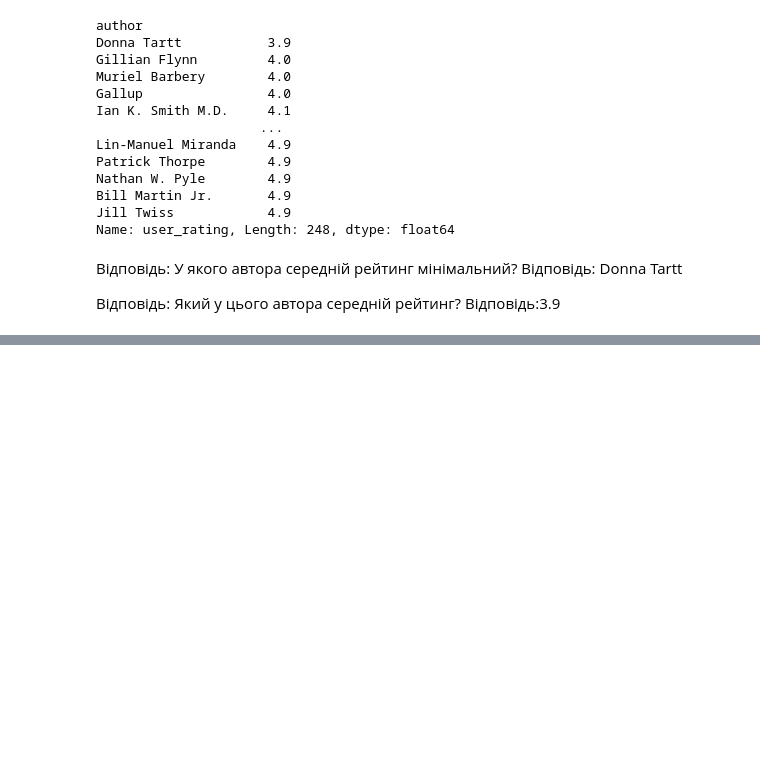
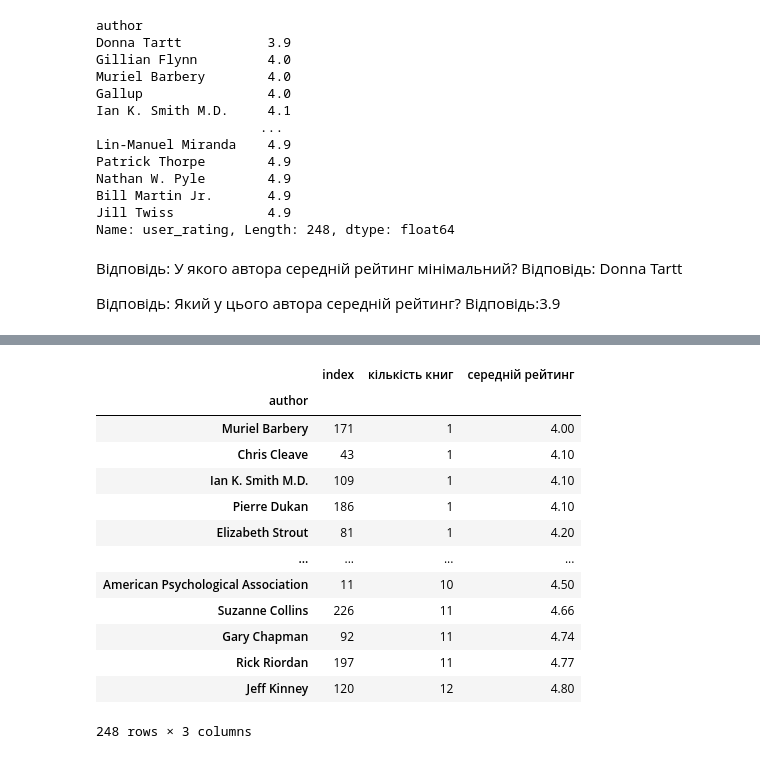
Before and after one commit to RostislavB74/DS_HW2, a Jupyter notebook: HW2_3.ipynb, the cells around one changed output, grey strips where cells are left out. Cells and saved outputs as stored; diff of their text form; code cells hidden in the pictures; blank space fills up the shorter version.

```diff
--- a/HW2_3.ipynb
+++ b/HW2_3.ipynb
@@ -117,6 +118,7 @@ list(df_copy.head())
 # %%
 import matplotlib.pyplot as plt
 import matplotlib as mpl
+df_copy.columns = ['name', 'author', 'user_rating', 'reviews', 'price', 'year', 'genre']
 plt.figure(figsize=(10, 6))
 df_copy['price'].plot(kind='hist', bins=225, alpha=1, color='skyblue', edgecolor='black')
 plt.title('Розподіл цін на книги')
@@ -335,6 +338,14 @@ Nathan W. Pyle        4.9
 Bill Martin Jr.       4.9
 Jill Twiss            4.9
 Name: user_rating, Length: 248, dtype: float64
+# %%
+average_rating_by_author = df_new_rating.groupby('author')['user_rating'].mean()
+result_avg =average_rating_by_author.sort_values()
+result_avg = result_avg.reset_index()
+result_avg.columns = ['author', 'середній рейтинг']
+# result_avg = result_avg.groupby('author').size().reset_index(name='avg')
+
+# result_avg.sort_values('author')
 # %% [markdown]
 Відповідь: У якого автора середній рейтинг мінімальний? Відповідь: Donna Tartt
 
@@ -375,0 +385,20 @@ list(new_df)
+# %%
+
+result_concat = pd.concat([df_quantity.set_index('author'), result_avg.set_index('author')], axis=1)
+# %%
+result_concat.round(2)
+# %% [output]
+|  | index | кількість книг | середній рейтинг |
+| author |  |  |  |
+| Muriel Barbery | 171 | 1 | 4.00 |
+| Chris Cleave | 43 | 1 | 4.10 |
+| Ian K. Smith M.D. | 109 | 1 | 4.10 |
+| Pierre Dukan | 186 | 1 | 4.10 |
+| Elizabeth Strout | 81 | 1 | 4.20 |
+| ... | ... | ... | ... |
+| American Psychological Association | 11 | 10 | 4.50 |
+| Suzanne Collins | 226 | 11 | 4.66 |
+| Gary Chapman | 92 | 11 | 4.74 |
+| Rick Riordan | 197 | 11 | 4.77 |
+| Jeff Kinney | 120 | 12 | 4.80 |
+248 rows × 3 columns
```
Also changed, not shown: parts of 16 cells of this notebook.
